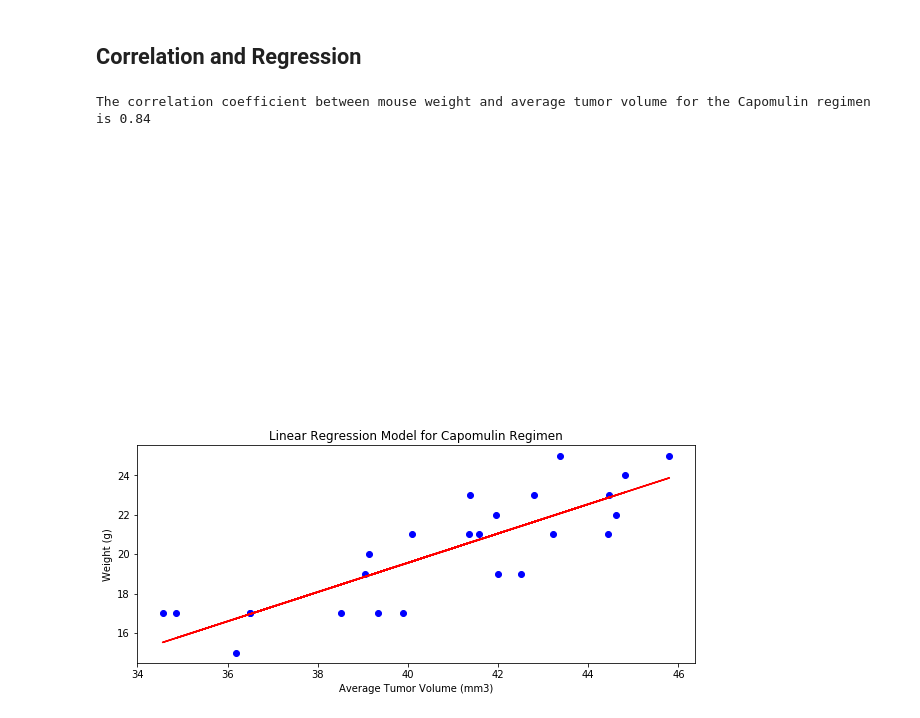
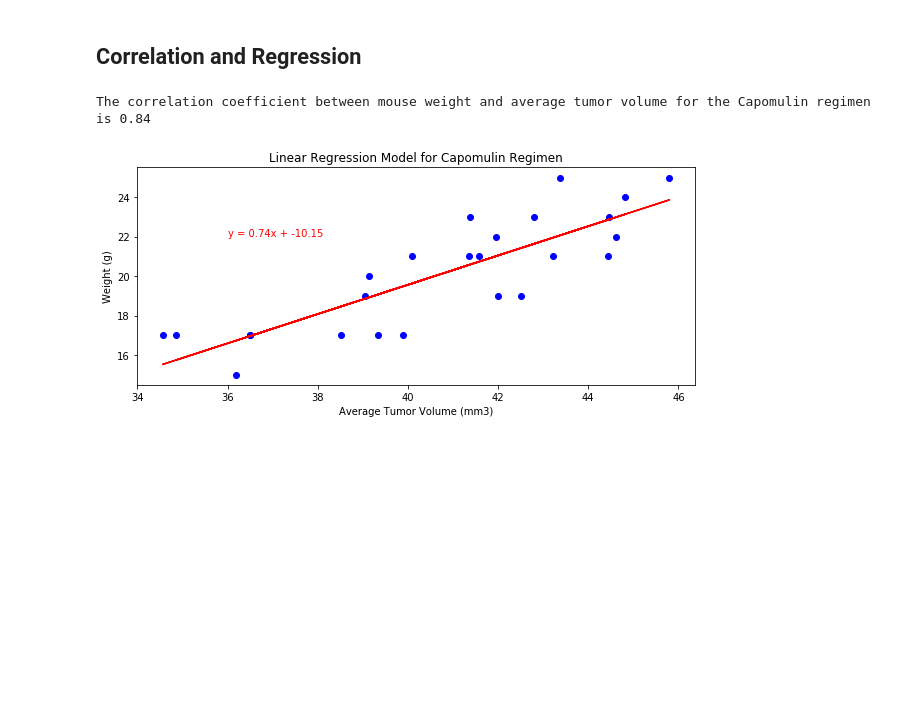
Before and after one commit to UoT-Bootcamp/Python-Matplotlib-Challenge, a Jupyter notebook: 05-Matplotlib_Homework_Instructions_Pymaceuticals_pymaceuticals_starter.ipynb, the cells around one changed output. Saved outputs shown, nothing was run; the diff lists cells and outputs as text; code cells hidden in the pictures; blank space fills up the shorter version.

```diff
--- a/05-Matplotlib_Homework_Instructions_Pymaceuticals_pymaceuticals_starter.ipynb
+++ b/05-Matplotlib_Homework_Instructions_Pymaceuticals_pymaceuticals_starter.ipynb
@@ -462,30 +380,31 @@ plt.plot()
 # %%
 # Calculate the correlation coefficient and linear regression model
 # for mouse weight and average tumor volume for the Capomulin regimen
 avg_tumor_vol
 x_value = avg_tumor_vol["Tumor Volume (mm3)"]
 y_value = avg_tumor_vol["Weight (g)"]
 
 
 
 correlation = st.pearsonr(x_value, y_value)
 
 print(f"The correlation coefficient between mouse weight and average tumor volume for the Capomulin regimen is {round(correlation[0],2)}")
 
 (slope, intercept, rvalue, pvalue, stderr) = linregress(x_value, y_value)
 
 regress_values = x_value * slope + intercept
 line_eq = "y = " + str(round(slope,2)) + "x + " + str(round(intercept,2))
 plt.figure(figsize=(10,4))
 plt.scatter(x_value,y_value, color = "blue")
 plt.plot(x_value,regress_values,"r-")
 
-plt.annotate(line_eq,(36, 40),fontsize = 10, color="red")
+plt.annotate(line_eq,(36, 22),fontsize = 10, color="red")
 plt.title("Linear Regression Model for Capomulin Regimen")
 plt.xlabel("Average Tumor Volume (mm3)")
 plt.ylabel("Weight (g)")
 plt.show()
+# line_eq
 # %% [output]
 The correlation coefficient between mouse weight and average tumor volume for the Capomulin regimen is 0.84
-[figure, old version]
+[figure, new version]
 # %%
```
Also changed, not shown: parts of 30 cells of this notebook.
